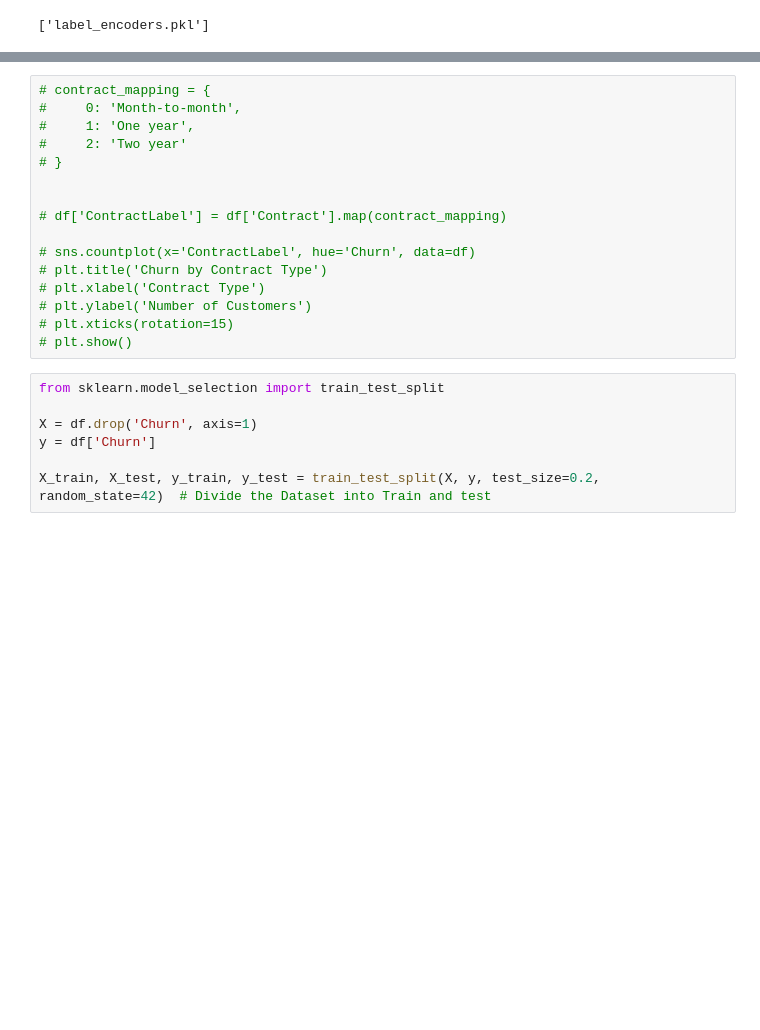
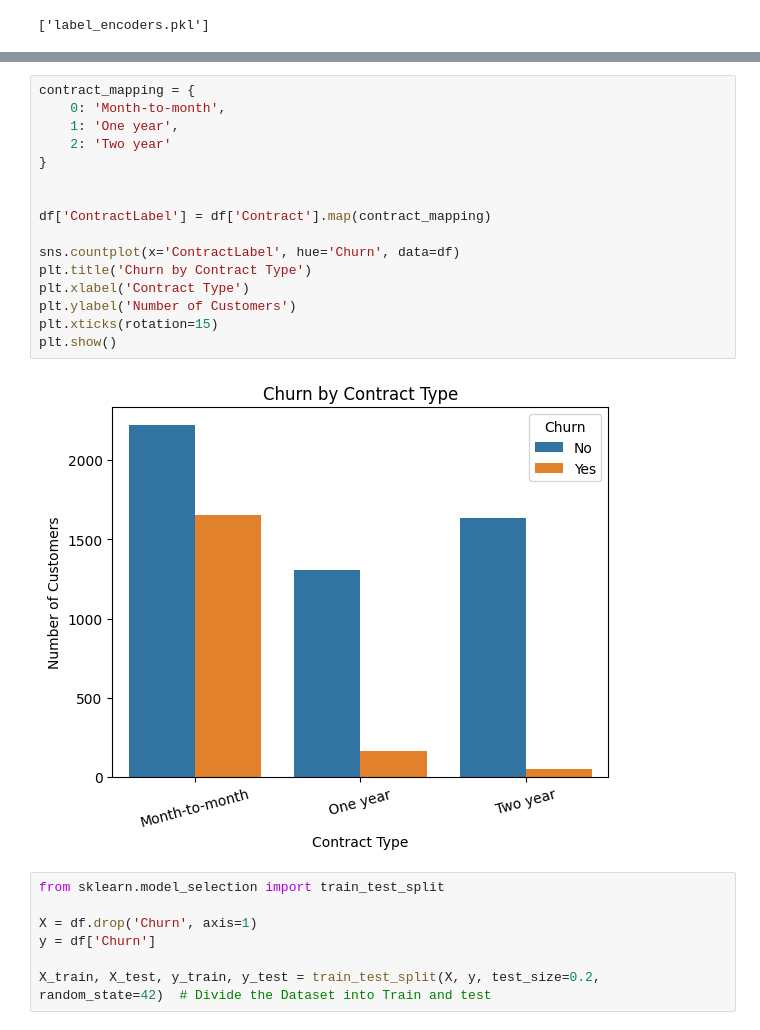
Before and after one commit to Shivrajbakare/Customer-Churn-Analysis, a Jupyter notebook: churn_prediction.ipynb, the cells around one changed output, grey strips where cells are left out. Cells and saved outputs as stored; diff of their text form; blank space fills up the shorter version.

```diff
--- a/churn_prediction.ipynb
+++ b/churn_prediction.ipynb
@@ -75,19 +73,21 @@ joblib.dump(label_encoders, 'label_encoders.pkl')
 # %%
-# contract_mapping = {
-#     0: 'Month-to-month',
-#     1: 'One year',
-#     2: 'Two year'
-# }
+contract_mapping = {
+    0: 'Month-to-month',
+    1: 'One year',
+    2: 'Two year'
+}
 
 
-# df['ContractLabel'] = df['Contract'].map(contract_mapping)
+df['ContractLabel'] = df['Contract'].map(contract_mapping)
 
-# sns.countplot(x='ContractLabel', hue='Churn', data=df)
-# plt.title('Churn by Contract Type')
-# plt.xlabel('Contract Type')
-# plt.ylabel('Number of Customers')
-# plt.xticks(rotation=15)
-# plt.show()
+sns.countplot(x='ContractLabel', hue='Churn', data=df)
+plt.title('Churn by Contract Type')
+plt.xlabel('Contract Type')
+plt.ylabel('Number of Customers')
+plt.xticks(rotation=15)
+plt.show()
+# %% [output]
+[figure, added]
 # %%
 from sklearn.model_selection import train_test_split
 
```
Also changed, not shown: parts of 9 cells of this notebook.
